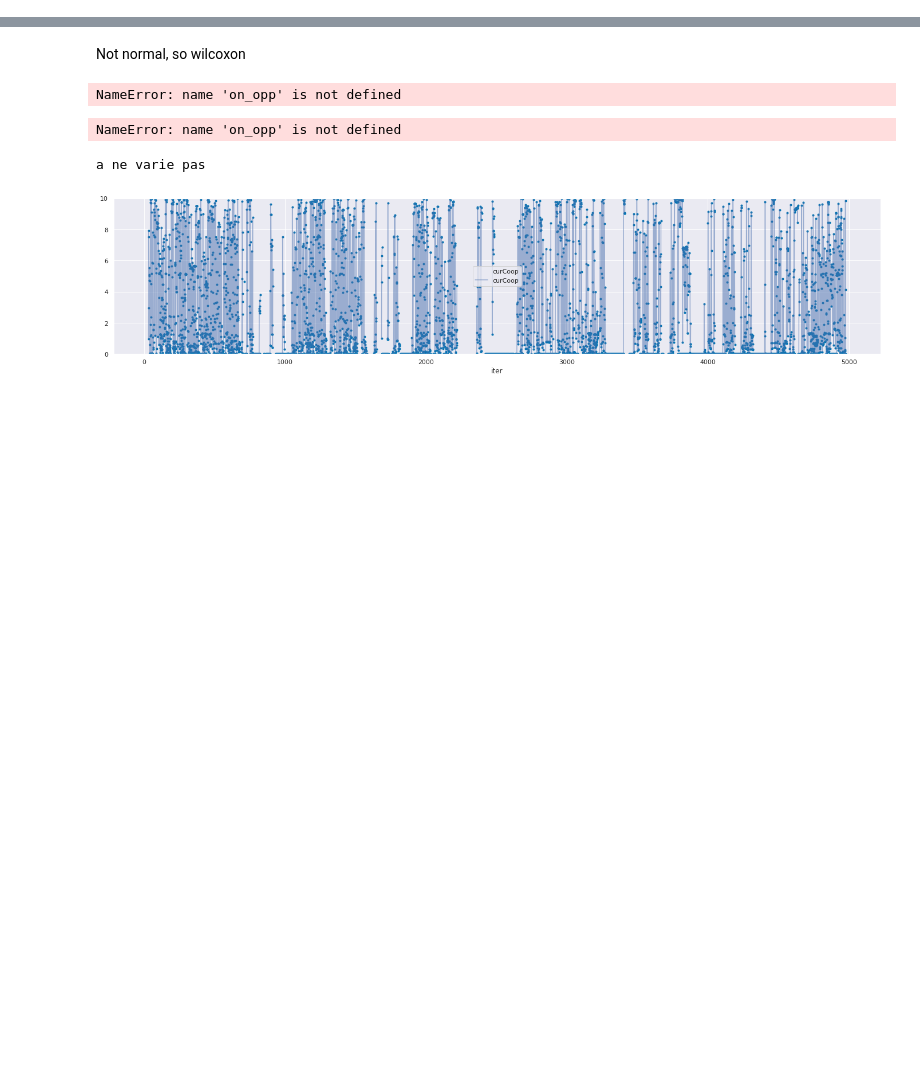
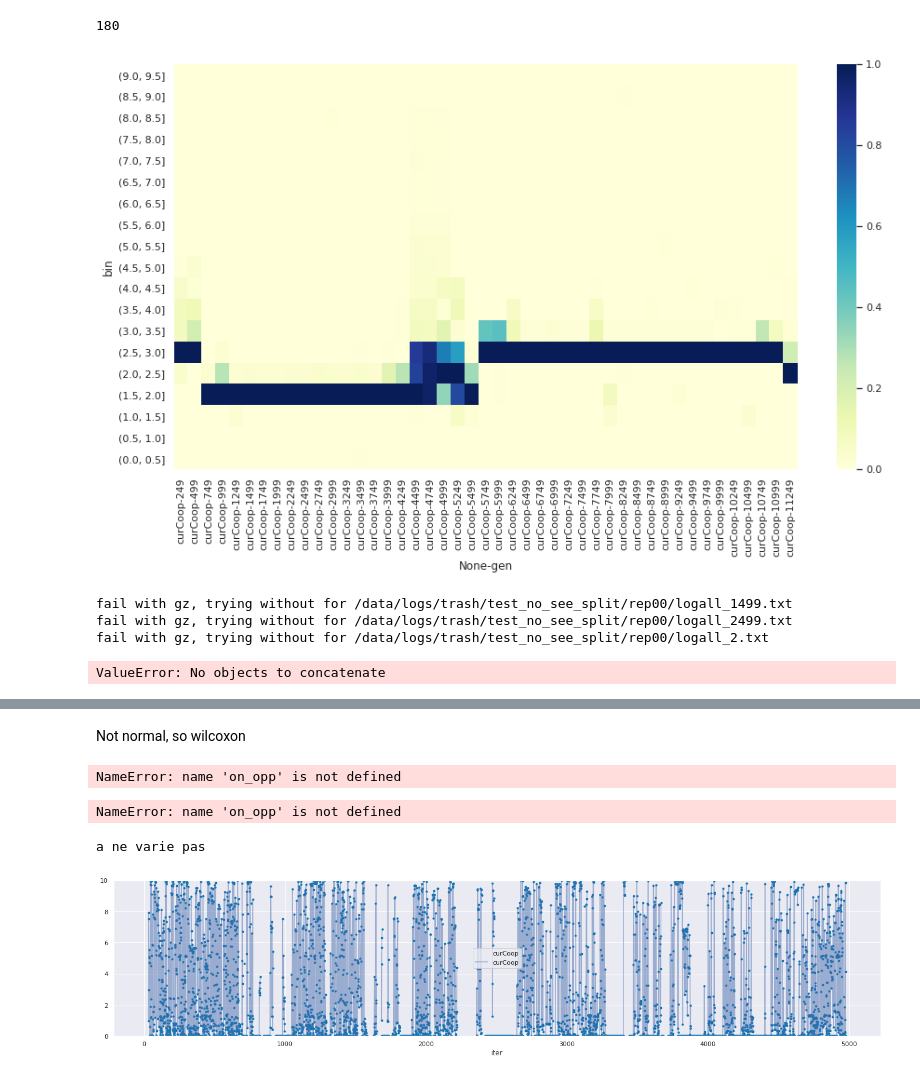
Before and after one commit to PaulEcoffet/roborobo3, a Jupyter notebook: roborobo3/notebooks/bigmodel ESS stat.ipynb, the cells around one changed output, grey strips where cells are left out. Saved outputs shown, nothing was run; the diff lists cells and outputs as text; code cells hidden in the pictures; blank space fills up the shorter version.

```diff
--- a/roborobo3/notebooks/bigmodel ESS stat.ipynb
+++ b/roborobo3/notebooks/bigmodel ESS stat.ipynb
@@ -117,0 +145,68 @@ gen: 19999
+# %%
+gens = range(249, 18000, 250)
+cond = "/data/logs/s2700-see-tp-2018-09-24-1739/canonical_bm_tp/run_12/rep{:02}/"
+cond = "/data/logs/s2700-see-tp-2018-09-26-1444/canonical_bm_tp/run_2/rep{:02}/"
+logs = []
+for gen in gens:
+        logfile = join(cond, f'logall_{gen}.txt')
+        i = 0
+        ok = True
+        to_format = '{' in logfile
+        while ok:
+            try:
+                dat = read_csvx(logfile.format(i), delimiter="\t").query('fake == 0').copy()
+                dat["eval"] = i
+                dat["gen"] = gen
+                on_opp = dat.query('onOpp == 1 and nbOnOpp == 2').copy()
+                on_opp['bin'] = pd.cut(on_opp['curCoop'], np.arange(0, 10.1, 0.5))
+                counts = on_opp.groupby(['bin', 'gen'], as_index=False)['curCoop'].count()
+                counts['curCoop'] /= np.max(counts.curCoop)
+                logs.append(counts)
+            except FileNotFoundError as e:
+                ok = False
+            else:
+                i += 1
+                ok = to_format
+print(len(logs))
+# %% [output]
+180
+# %%
+log = pd.concat(logs)
+# %%
+pc = pd.pivot_table(data=log, columns='gen', index='bin')
+pc[pd.isna(pc)] = 0
+# %%
+fig, ax = plt.subplots(figsize=(15, 8))
+sns.heatmap(data=pc, vmin=0, vmax=1, cmap="YlGnBu", ax=ax)
+ax.invert_yaxis()
+# %% [output]
+[figure, added]
+# %%
+gens = [1499, 2499, 2]
+logs = []
+
+for gen in gens:
+    logfile = join(cond, f'logall_{gen}.txt')
+    i = 0
+    ok = True
+    to_format = '{' in logfile
+    while ok:
+        try:
+            dat = read_csvx(logfile.format(i), delimiter="\t")
+            dat["eval"] = i
+            dat["gen"] = gen
+            logs.append(dat)
+        except:
+            ok = False
+        else:
+            i += 1
+            ok = to_format
+log = pd.concat(logs).query('fake == 0').copy() # Fakes are removed from data
+fig, ax = plt.subplots()
+sns.violinplot(data=log.groupby(['id', 'nbOnOpp', 'gen'], as_index=False).count(), x='nbOnOpp', y='iter', ax=ax, cut=0, inner='points', hue='gen')
+plt.show()
+# %% [output]
+fail with gz, trying without for /data/logs/trash/test_no_see_split/rep00/logall_1499.txt
+fail with gz, trying without for /data/logs/trash/test_no_see_split/rep00/logall_2499.txt
+fail with gz, trying without for /data/logs/trash/test_no_see_split/rep00/logall_2.txt
+ValueError: No objects to concatenate
```
Also changed, not shown: parts of 5 cells of this notebook, 49 other files.
